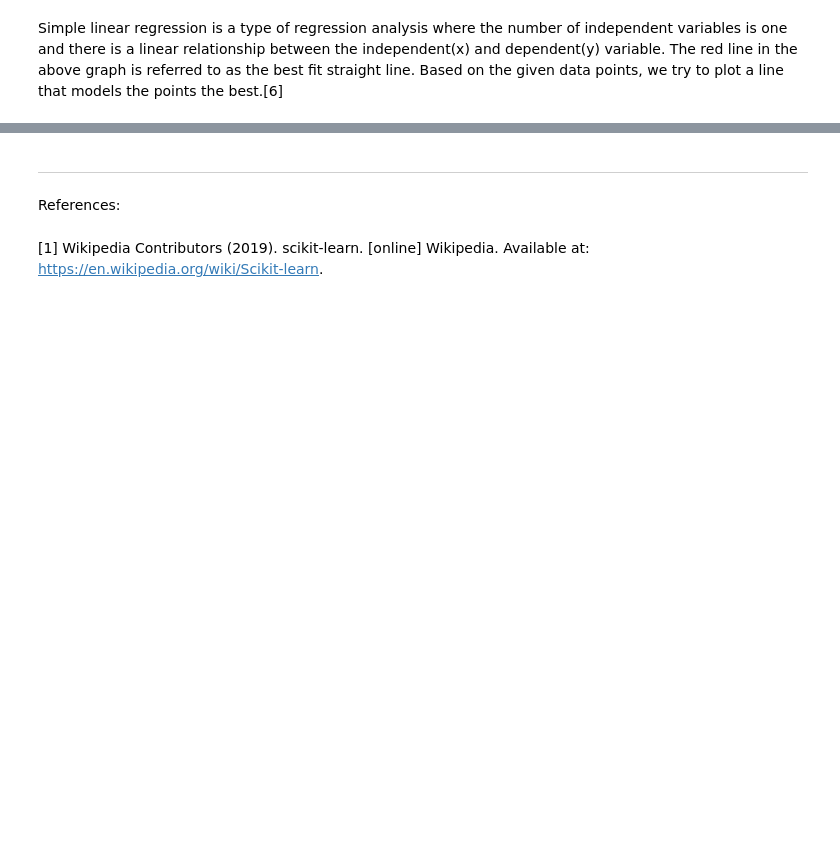
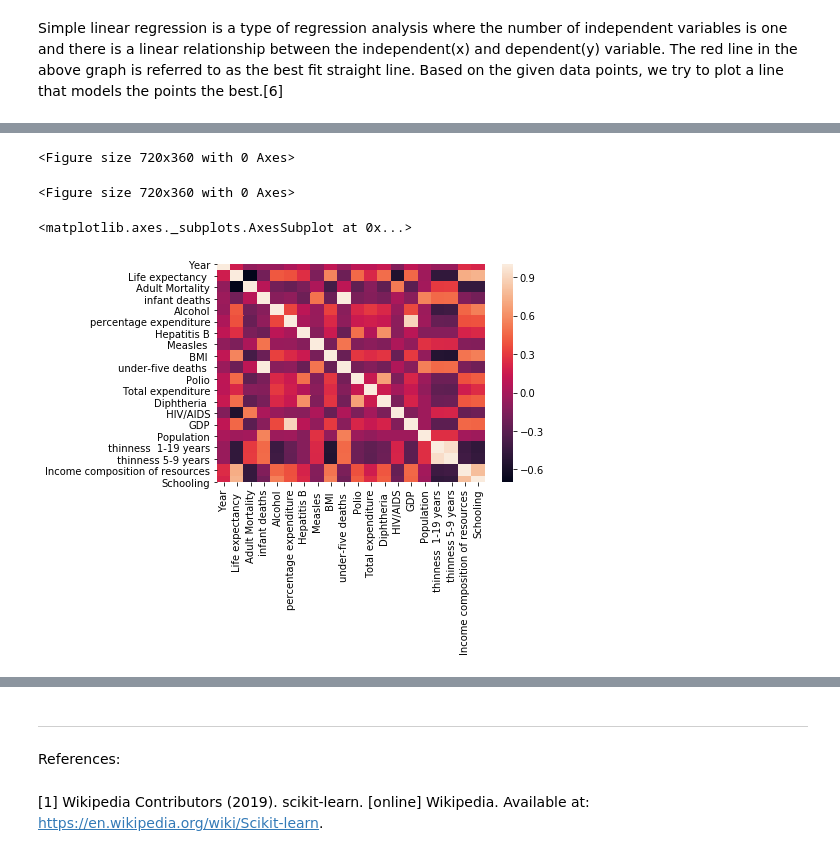
Before and after one commit to rastislp/Machine_learning, a Jupyter notebook: scikit-learn.ipynb, the cells around one changed output, grey strips where cells are left out. Drawn from its saved outputs; the diff is of its cells as text; code cells hidden in the pictures; blank space fills up the shorter version.

```diff
--- a/scikit-learn.ipynb
+++ b/scikit-learn.ipynb
@@ -380,0 +319,13 @@ Simple linear regression is a type of regression analysis where the number of in
+# %%
+# load data file
+life = pd.read_csv("Images/Life Expectancy Data.csv")
+# %%
+plt.figure(figsize = (10, 5))
+# %% [output]
+<Figure size 720x360 with 0 Axes>
+<Figure size 720x360 with 0 Axes>
+# %%
+sns.heatmap(life.corr(), annot = False)
+# %% [output]
+<matplotlib.axes._subplots.AxesSubplot at 0x...>
+[figure, added]
```
Also changed, not shown: parts of 38 cells of this notebook, 1 other file.
